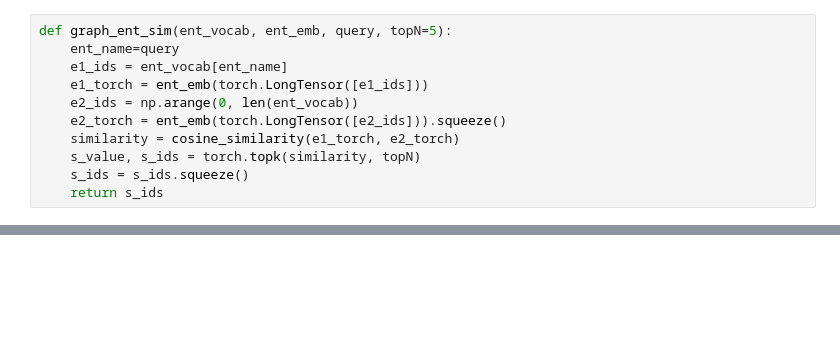
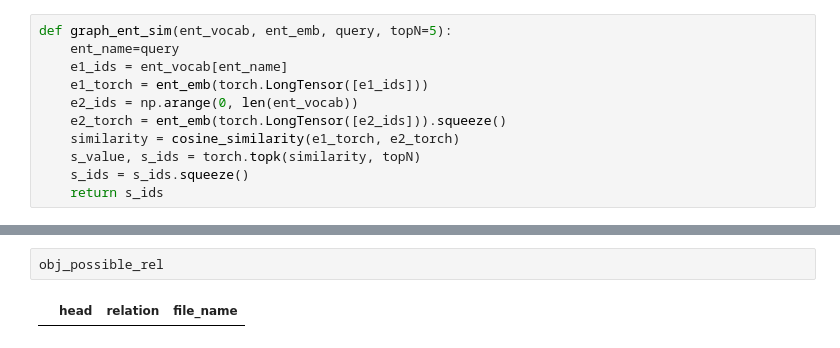
Before and after one commit to jujbob/Graph_Knowledge, a Jupyter notebook: triple_prediction.ipynb, the cells around one changed output, grey strips where cells are left out. Cells and saved outputs as stored; diff of their text form; blank space fills up the shorter version.

```diff
--- a/triple_prediction.ipynb
+++ b/triple_prediction.ipynb
@@ -524,0 +552,4 @@ print("---------- BERT-Entity 유사도 결과 끝 ----------")
+# %%
+obj_possible_rel
+# %% [output]
+|  | head | relation | file_name |
```
Also changed, not shown: parts of 13 cells of this notebook.
